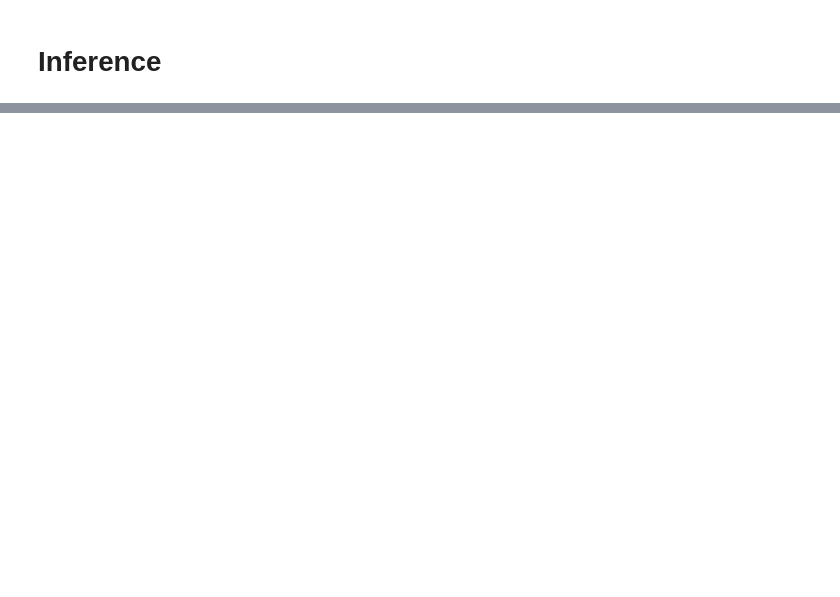
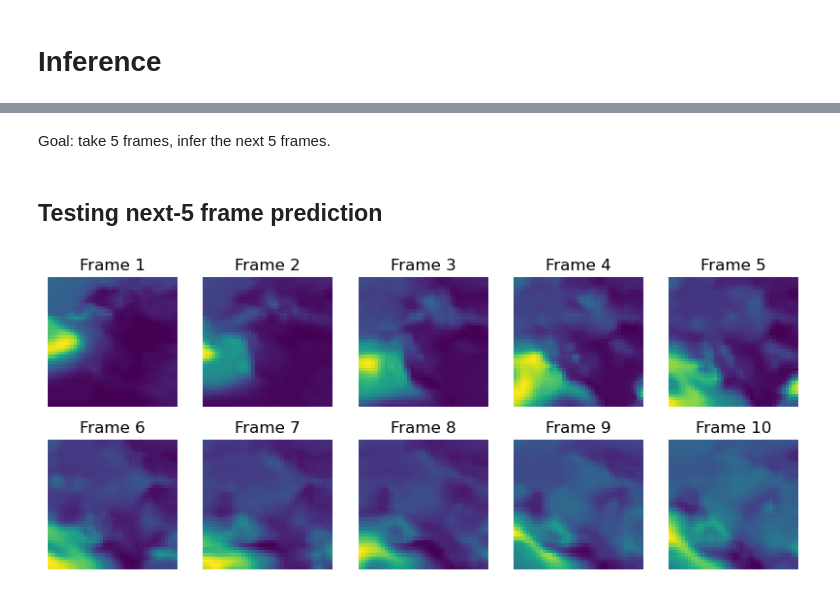
Before and after one commit to matthewgraca/hrrr-smoke-viz, a Jupyter notebook: hrrr-convlstm_experiment.ipynb, the cells around one changed output, grey strips where cells are left out. Saved outputs shown, nothing was run; the diff lists cells and outputs as text; code cells hidden in the pictures; blank space fills up the shorter version.

```diff
--- a/hrrr-convlstm_experiment.ipynb
+++ b/hrrr-convlstm_experiment.ipynb
@@ -327,0 +420,28 @@ plt.show()
+# %% [markdown]
+Goal: take 5 frames, infer the next 5 frames.
+# %% [markdown]
+## Testing next-5 frame prediction
+# %%
+# test inference
+# Select a random example from the validation dataset.
+# expected: 5 samples ahead
+idx = 0
+sample = y_val[idx]
+expected = y_val[idx+5]
+
+# stitched together, they should be 10 continuous frames
+fig, axes = plt.subplots(2, 5, figsize=(10, 4))
+
+for idx, ax in enumerate(axes[0]):
+    ax.imshow(np.squeeze(sample[idx]))
+    ax.set_title(f"Frame {idx + 1}")
+    ax.axis("off")
+
+for idx, ax in enumerate(axes[1]):
+    ax.imshow(np.squeeze(expected[idx]))
+    ax.set_title(f"Frame {idx + 1 + 5}")
+    ax.axis("off")
+
+plt.show()
+# %% [output]
+[figure, added]
```
Also changed, not shown: parts of 14 cells of this notebook.
